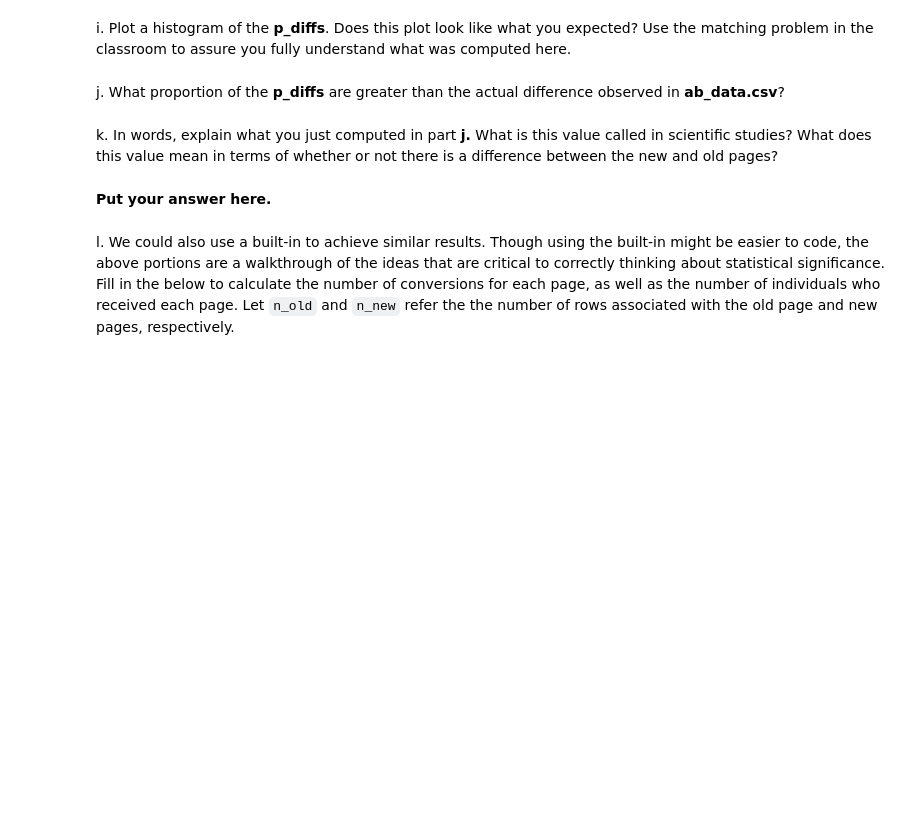
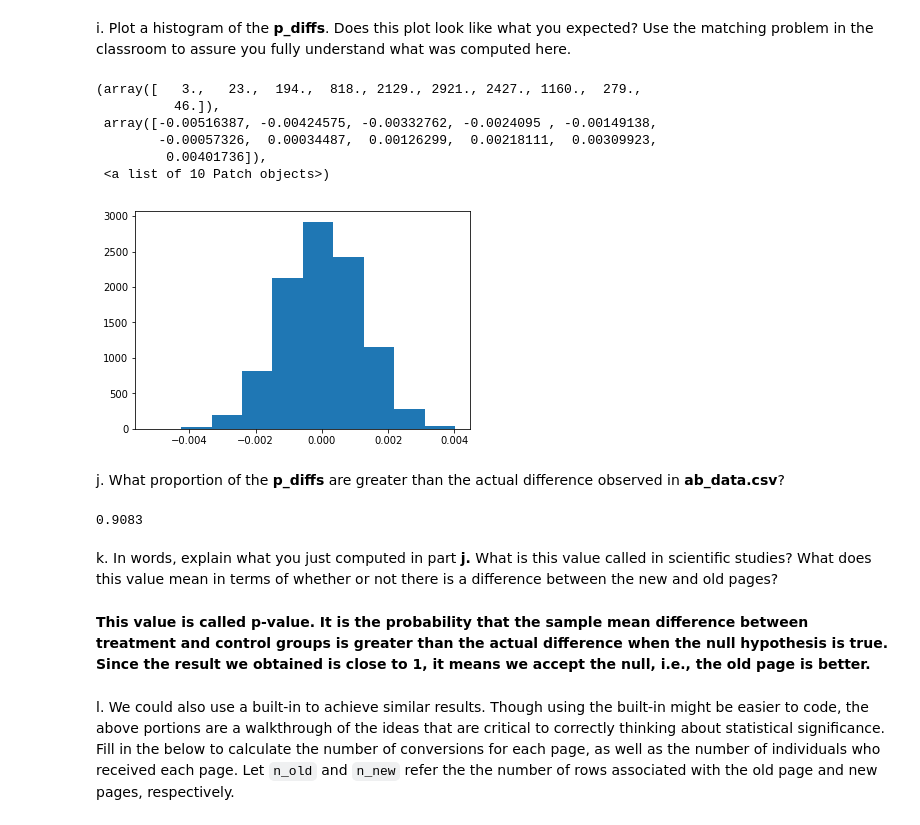
Before and after one commit to jgu1989/UdacityDataAnalystNanodegree, a Jupyter notebook: Project_3_ABtest/Analyze_ab_test_results_notebook.ipynb, the cells around one changed output. Saved outputs shown, nothing was run; the diff lists cells and outputs as text; code cells hidden in the pictures; blank space fills up the shorter version.

```diff
--- a/Project_3_ABtest/Analyze_ab_test_results_notebook.ipynb
+++ b/Project_3_ABtest/Analyze_ab_test_results_notebook.ipynb
@@ -253,12 +256,17 @@ df2.query('landing_page == "new_page"').shape[0]
 # %% [markdown]
 d. What is $n_{old}$?
 # %%
-df2.query('landing_page == "old_page"').shape[0]
+n_old = df2.query('landing_page == "old_page"').shape[0]
+n_old
 # %% [output]
 145274
 # %% [markdown]
 e. Simulate $n_{new}$ transactions with a convert rate of $p_{new}$ under the null.  Store these $n_{new}$ 1's and 0's in **new_page_converted**.
+# %%
+new_page_converted = df2.sample(n_new, replace=True).converted
 # %% [markdown]
 f. Simulate $n_{old}$ transactions with a convert rate of $p_{old}$ under the null.  Store these $n_{old}$ 1's and 0's in **old_page_converted**.
+# %%
+old_page_converted = df2.sample(n_old, replace=True).converted
 # %% [markdown]
 g. Find $p_{new}$ - $p_{old}$ for your simulated values from part (e) and (f).
@@ -265,13 +277,35 @@ g. Find $p_{new}$ - $p_{old}$ for your simulated values from part (e) and (f).
 # %% [markdown]
 h. Simulate 10,000 $p_{new}$ - $p_{old}$ values using this same process similarly to the one you calculated in parts **a. through g.** above.  Store all 10,000 values in a numpy array called **p_diffs**.
+# %%
+p_diffs = []
+for _ in range(10000):
+    new_page_converted = df2.sample(n_new, replace=True).converted
+    old_page_converted = df2.sample(n_old, replace=True).converted
+    p_diffs.append(new_page_converted.mean() - old_page_converted.mean())
 # %% [markdown]
 i. Plot a histogram of the **p_diffs**.  Does this plot look like what you expected?  Use the matching problem in the classroom to assure you fully understand what was computed here.
+# %%
+p_diffs = np.array(p_diffs)
+plt.hist(p_diffs)
+# %% [output]
+(array([   3.,   23.,  194.,  818., 2129., 2921., 2427., 1160.,  279.,
+          46.]),
+ array([-0.00516387, -0.00424575, -0.00332762, -0.0024095 , -0.00149138,
+        -0.00057326,  0.00034487,  0.00126299,  0.00218111,  0.00309923,
+         0.00401736]),
+ <a list of 10 Patch objects>)
+[figure, added]
 # %% [markdown]
 j. What proportion of the **p_diffs** are greater than the actual difference observed in **ab_data.csv**?
+# %%
+p_diff_actual = p_new - p_old
+(p_diffs > p_diff_actual).mean()
+# %% [output]
+0.9083
 # %% [markdown]
 k. In words, explain what you just computed in part **j.**  What is this value called in scientific studies?  What does this value mean in terms of whether or not there is a difference between the new and old pages?
-# %% [markdown]
-**Put your answer here.**
+# %% [markdown]
+**This value is called p-value. It is the probability that the sample mean difference between treatment and control groups is greater than the actual difference when the null hypothesis is true. Since the result we obtained is close to 1, it means we accept the null, i.e., the old page is better.**
 # %% [markdown]
 l. We could also use a built-in to achieve similar results.  Though using the built-in might be easier to code, the above portions are a walkthrough of the ideas that are critical to correctly thinking about statistical significance. Fill in the below to calculate the number of conversions for each page, as well as the number of individuals who received each page. Let `n_old` and `n_new` refer the the number of rows associated with the old page and new pages, respectively.
 # %%
```
Also changed, not shown: parts of 5 cells of this notebook.
